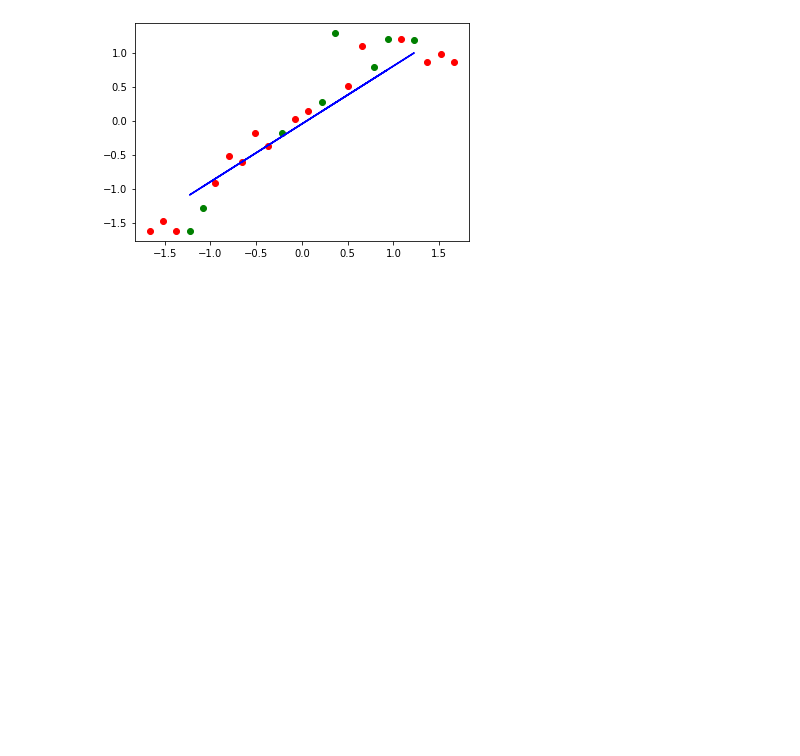
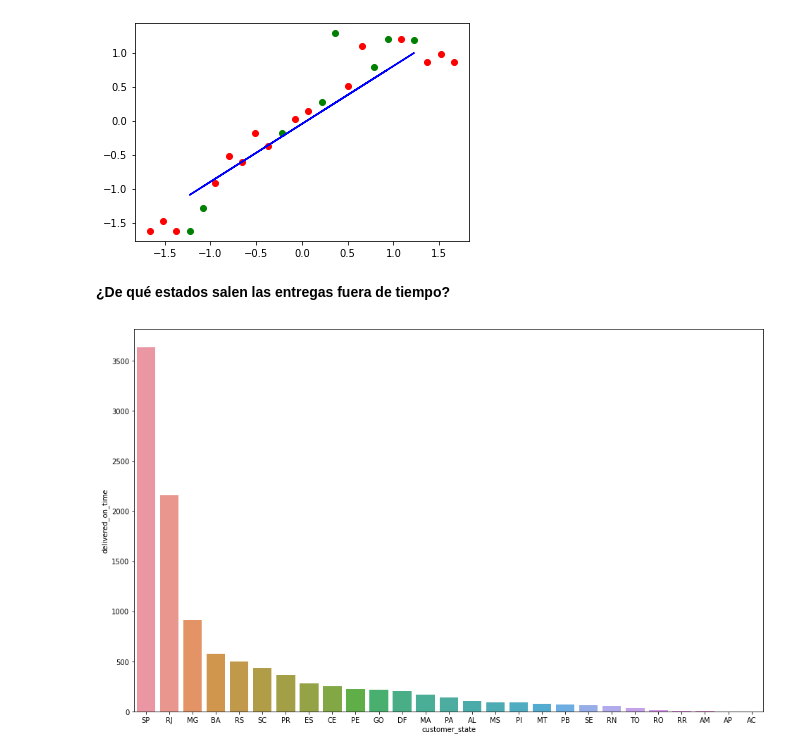
Before and after one commit to robertbarac/EDA-Brazilian-ecommerce, a Jupyter notebook: eda_brazilian_ecommerce.ipynb, the cells around one changed output. Drawn from its saved outputs; the diff is of its cells as text; code cells hidden in the pictures; blank space fills up the shorter version.

```diff
--- a/eda_brazilian_ecommerce.ipynb
+++ b/eda_brazilian_ecommerce.ipynb
@@ -740,3 +742,14 @@ plt.scatter(X_input, y_input, label='Training Data', color='red')
 plt.show()
 # %% [output]
 [figure]
+# %% [markdown]
+**¿De qué estados salen las entregas fuera de tiempo?**
+# %%
+df_customers_orders = df_customers.merge(df_orders[df_orders['delivered_on_time'] == 0], on='customer_id', how='inner')[['customer_state', 'delivered_on_time']]
+a = df_customers_orders.groupby('customer_state').count().reset_index().sort_values(by = 'delivered_on_time', ascending=False)
+
+plt.figure(figsize=(16,10))
+sns.barplot(data= a, x='customer_state', y='delivered_on_time')
+plt.show()
+# %% [output]
+[figure, added]
```
Also changed, not shown: parts of 6 cells of this notebook.
